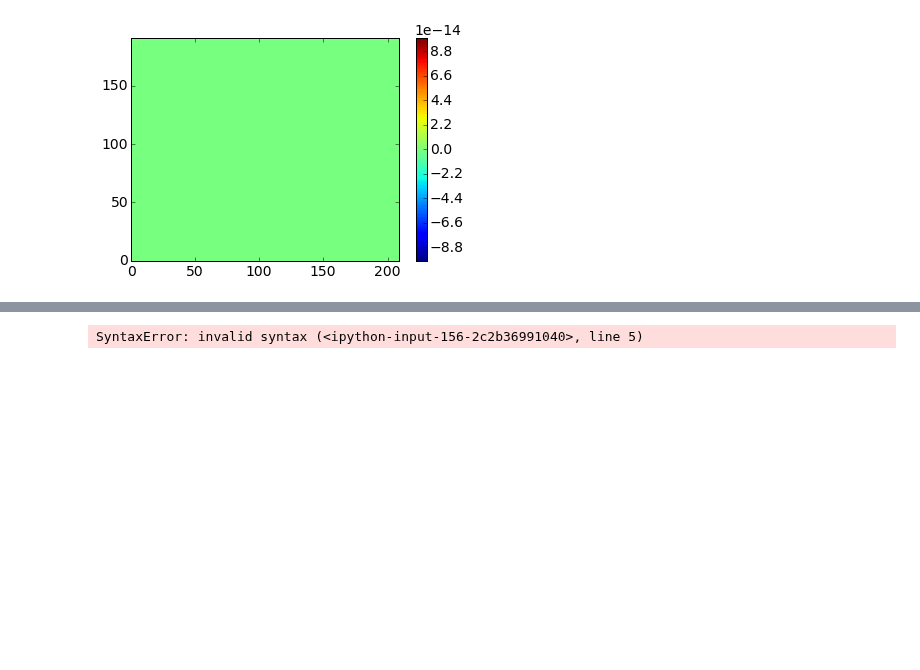
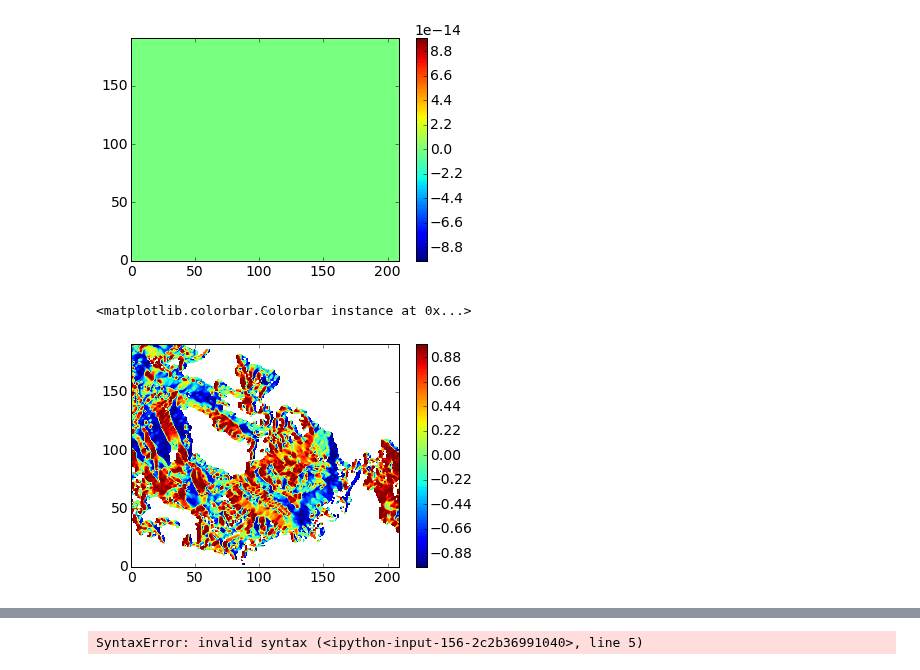
Before and after one commit to AlessandroMozzato/notebooks, a Jupyter notebook: GradientVelocity.ipynb, the cells around one changed output, grey strips where cells are left out. Cells and saved outputs as stored; diff of their text form; code cells hidden in the pictures; blank space fills up the shorter version.

```diff
--- a/GradientVelocity.ipynb
+++ b/GradientVelocity.ipynb
@@ -228,3 +216,11 @@ plt.colorbar()
 # %% [output]
 <matplotlib.colorbar.Colorbar instance at 0x...>
 [figure]
+# %%
+normalizer = np.sqrt(np.array(np.gradient(Depth))[1,:,:]**2 + np.array(np.gradient(Depth))[0,:,:]**2)
+
+plt.contourf(np.array(np.gradient(Depth))[1,:,:]/normalizer,100)
+plt.colorbar()
+# %% [output]
+<matplotlib.colorbar.Colorbar instance at 0x...>
+[figure, added]
```
Also changed, not shown: parts of 16 cells of this notebook, 1 other file.
